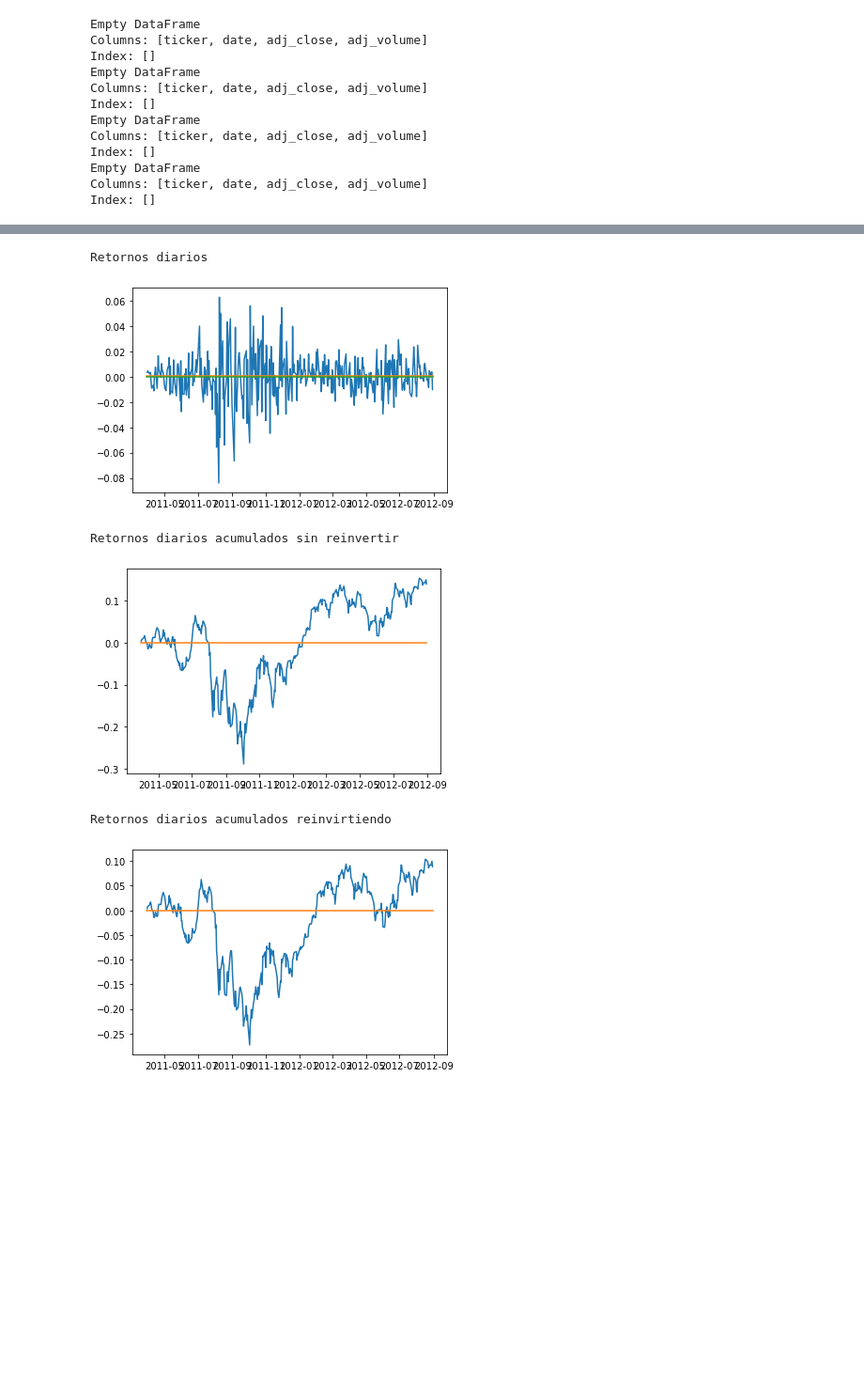
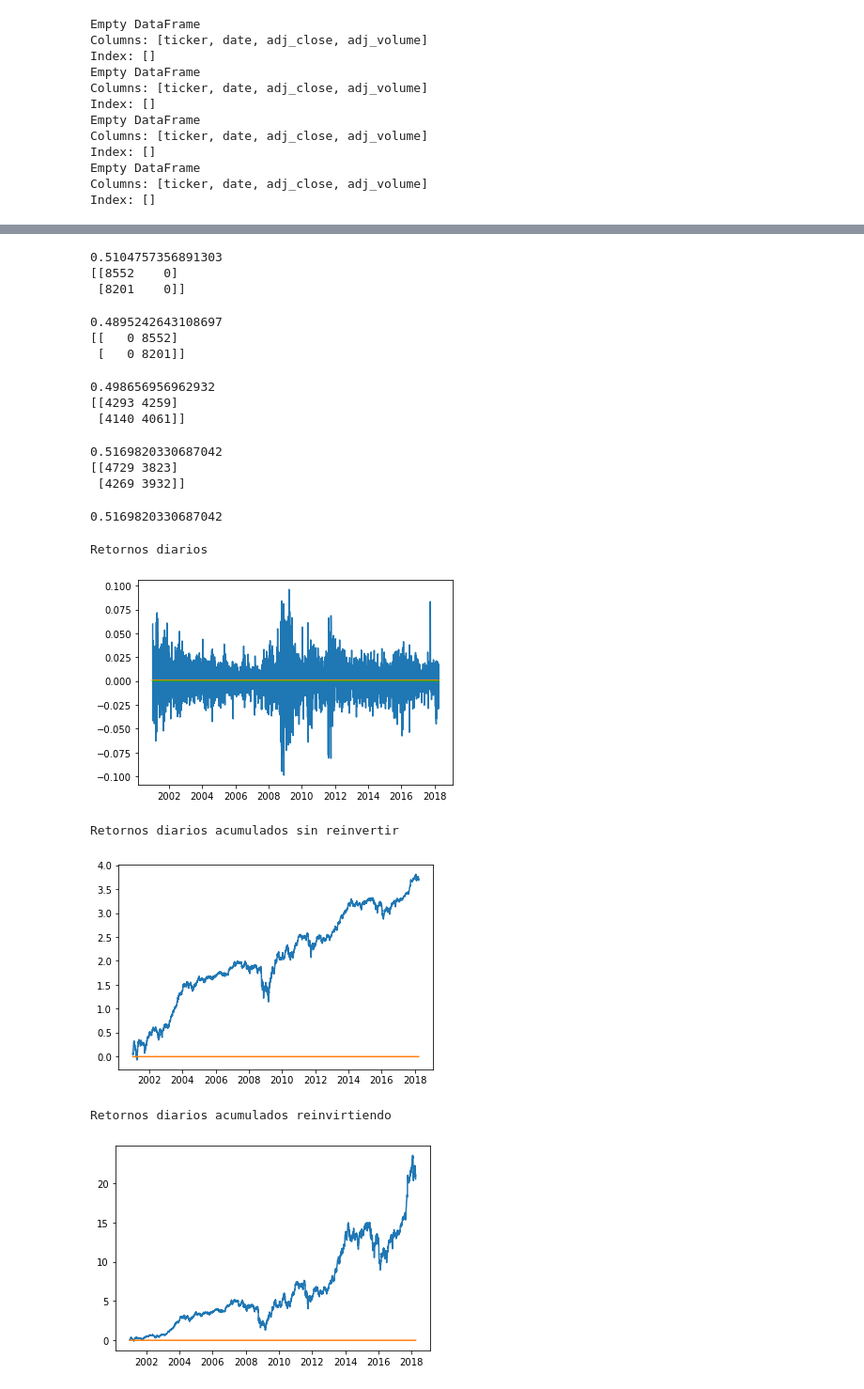
Before and after one commit to manueldecesar/LABQT, a Jupyter notebook: LABQT.ipynb, the cells around one changed output, grey strips where cells are left out. Shown at 94% size. Drawn from its saved outputs; the diff is of its cells as text; code cells hidden in the pictures; blank space fills up the shorter version.

```diff
--- a/LABQT.ipynb
+++ b/LABQT.ipynb
@@ -294,4 +289,8 @@ df
+# %%
+#Calculamos target (retorno>0)
+df['return_gt_0']=df.apply(lambda x: 1 if x['return_f_d']>0 else 0, axis=1)
 # %%
-#Seleccionar features finales y target
-df.reset_index()[['return_d','return_w','return_m','return_y','return_m_pw','return_vwm_pw','volatility_w_rd','return_f_d']]
+#Seleccionar date (para validación), features finales y target
+df=df.reset_index()[['date','return_d','return_w','return_m','return_y','return_m_pw','return_m_pm','return_m_py','volatility_w_rd','volatility_m_rd','volatility_y_rd','return_vwm_pw','return_vwm_pm','return_vwm_py','return_gt_0']]
+df
 # %% [output]
@@ -316,4 +315,4 @@ df.reset_index()[['return_d','return_w','return_m','return_y','return_m_pw','ret
 # %%
 #Zscore (normalizar? por día? para todos los tickets?)
-df['zscore']=df.groupby('date')['adj_close'].transform(lambda grp: (grp - grp.mean())/ grp.std())
-df
+#df['zscore']=df.groupby('date')['adj_close'].transform(lambda grp: (grp - grp.mean())/ grp.std())
+#df
@@ -360,0 +319,5 @@ df
+# %%
+#Filtramos NaN
+print(len(df))
+df=df.dropna()
+print(len(df))
@@ -361,30 +378,68 @@ df
+# %%
+y_0=[0]*len(y_test)
+print(sum(y_0==y_test.return_gt_0.values)/len(y_test))
+print(confusion_matrix(y_test, y_0))
+# %% [output]
+0.5104757356891303
+[[8552    0]
+ [8201    0]]
+# %%
+y_1=[1]*len(y_test)
+print(sum(y_1==y_test.return_gt_0.values)/len(y_test))
+print(confusion_matrix(y_test, y_1))
+# %% [output]
+0.4895242643108697
+[[   0 8552]
+ [   0 8201]]
+# %%
+y_random = []
+for i in range(len(y_test)):
+    n = random.randint(0,1)
+    y_random.append(n)
+sum(y_random==model.predict(X_test))/len(y_test)
+print(sum(y_random==y_test.return_gt_0.values)/len(y_test))
+print(confusion_matrix(y_test, y_random))
+# %% [output]
+0.498656956962932
+[[4293 4259]
+ [4140 4061]]
+# %%
+y_pred=model.predict(X_test)
+print(sum(y_pred==y_test.return_gt_0.values)/len(y_test))
+print(confusion_matrix(y_test, y_pred))
+sum(y_test.return_gt_0.values==y_pred)/len(y_test)
+# %% [output]
+0.5169820330687042
+[[4729 3823]
+ [4269 3932]]
+0.5169820330687042
 # %%
 #Retornos diarios estrategia básica (estrategia de repartir a partes iguales entre todos los tickers diariamente)
-s=df.groupby(level='date')['return_d'].mean()
+s=df.groupby('date')['return_d'].mean()
 print('Retornos diarios')
 plt.plot(s)
 plt.plot(s.index,[s.mean()]*len(s.index))
 plt.plot(s.index,[0]*len(s.index))
 plt.show()
 #Retornos diarios acumulados hasta la fecha sin reinvertir los retornos diarios
 print('Retornos diarios acumulados sin reinvertir')
 cs=s.cumsum()
 plt.plot(cs)
 plt.plot(cs.index,[0]*len(cs.index))
 plt.show()
 #Retornos diarios acumulados hasta la fecha reinvirtiendo los retornos diarios
 print('Retornos diarios acumulados reinvirtiendo')
 rcs=(s+1).cumprod()
 plt.plot(rcs-1)
 plt.plot(rcs.index,[0]*len(rcs.index))
 plt.show()
 # %% [output]
 Retornos diarios
-[figure, old version]
+[figure, new version]
 Retornos diarios acumulados sin reinvertir
-[figure, old version]
+[figure, new version]
 Retornos diarios acumulados reinvirtiendo
-[figure, old version]
+[figure, new version]
 # %% [markdown]
 Siguiente:
 
```
Also changed, not shown: parts of 29 cells of this notebook.
